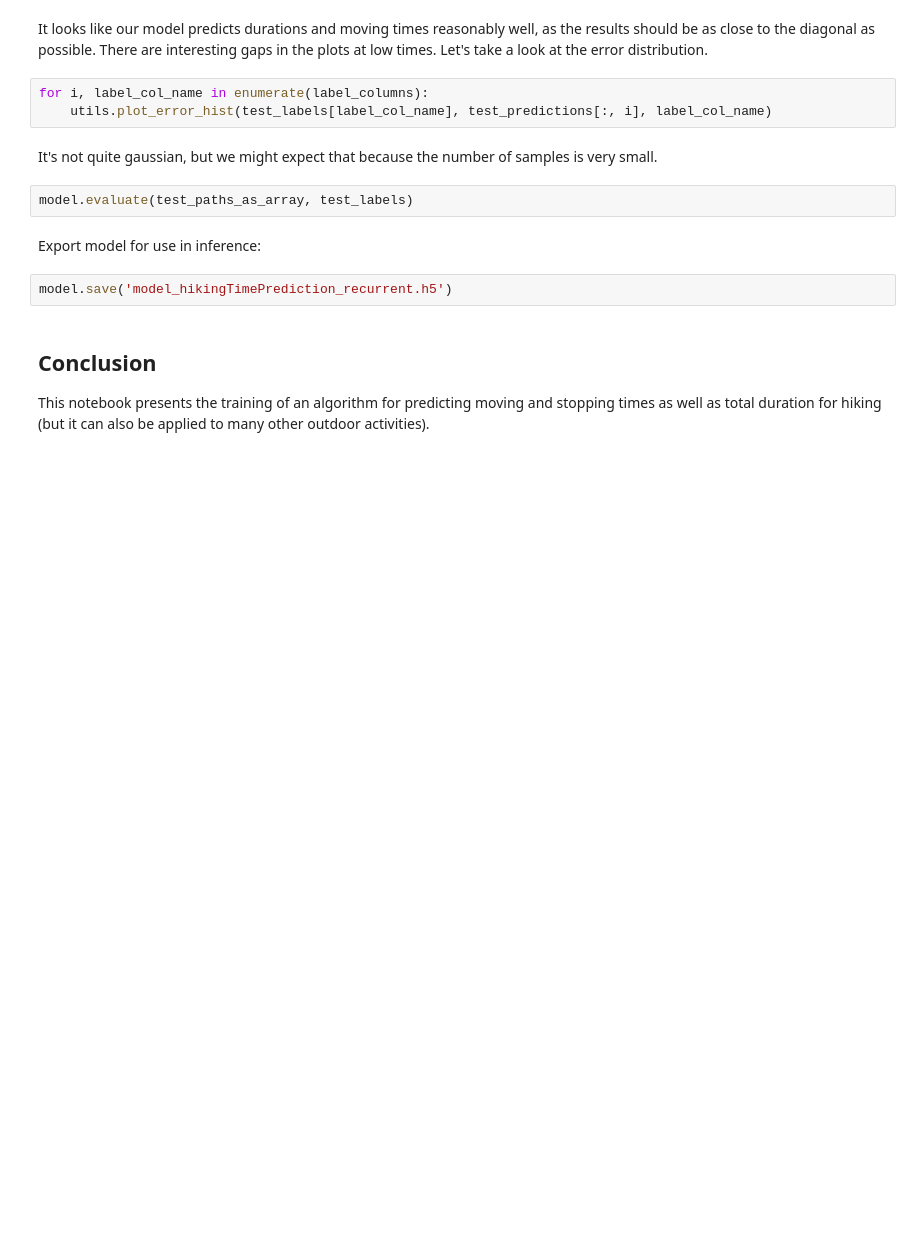
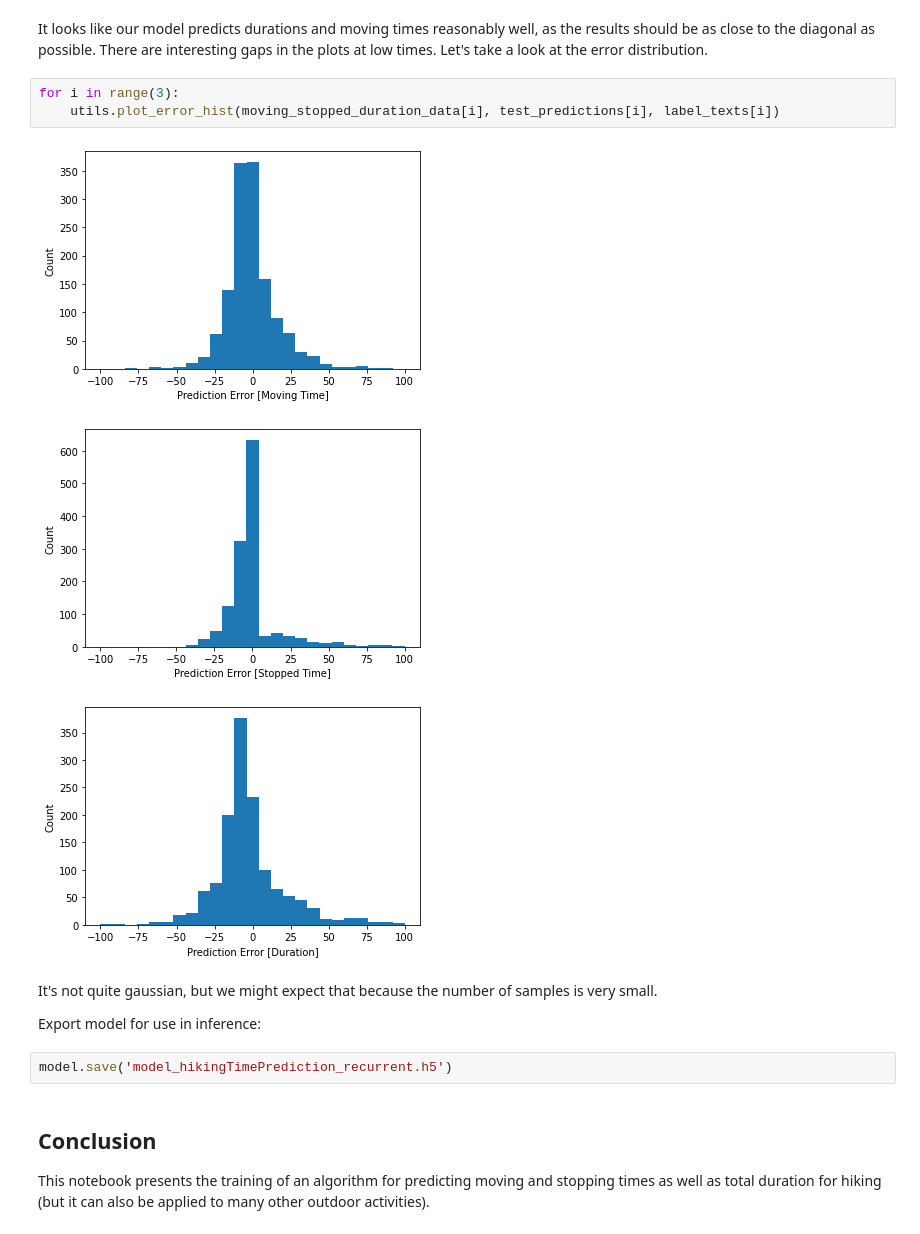
Before and after one commit to ae137/HikingTimePredictor, a Jupyter notebook: hikingTimeRegression_v2.ipynb, the cells around one changed output. Cells and saved outputs as stored; diff of their text form; blank space fills up the shorter version.

```diff
--- a/hikingTimeRegression_v2.ipynb
+++ b/hikingTimeRegression_v2.ipynb
@@ -189,14 +250,16 @@ for i, label_col_name in enumerate(label_columns):
 # %% [markdown]
 It looks like our model predicts durations and moving times reasonably well, as the results should be as close to the diagonal as possible. There are interesting gaps in the plots at low times. Let's take a look at the error distribution.
 # %%
-for i, label_col_name in enumerate(label_columns):
-    utils.plot_error_hist(test_labels[label_col_name], test_predictions[:, i], label_col_name)
+for i in range(3):
+    utils.plot_error_hist(moving_stopped_duration_data[i], test_predictions[i], label_texts[i])
+# %% [output]
+[figure, added]
+[figure, added]
+[figure, added]
 # %% [markdown]
 It's not quite gaussian, but we might expect that because the number of samples is very small.
+
+Export model for use in inference:
-# %%
-model.evaluate(test_paths_as_array, test_labels)
-# %% [markdown]
-Export model for use in inference:
 # %%
 model.save('model_hikingTimePrediction_recurrent.h5')
 # %% [markdown]
```
Also changed, not shown: parts of 19 cells of this notebook, 13 other files.
